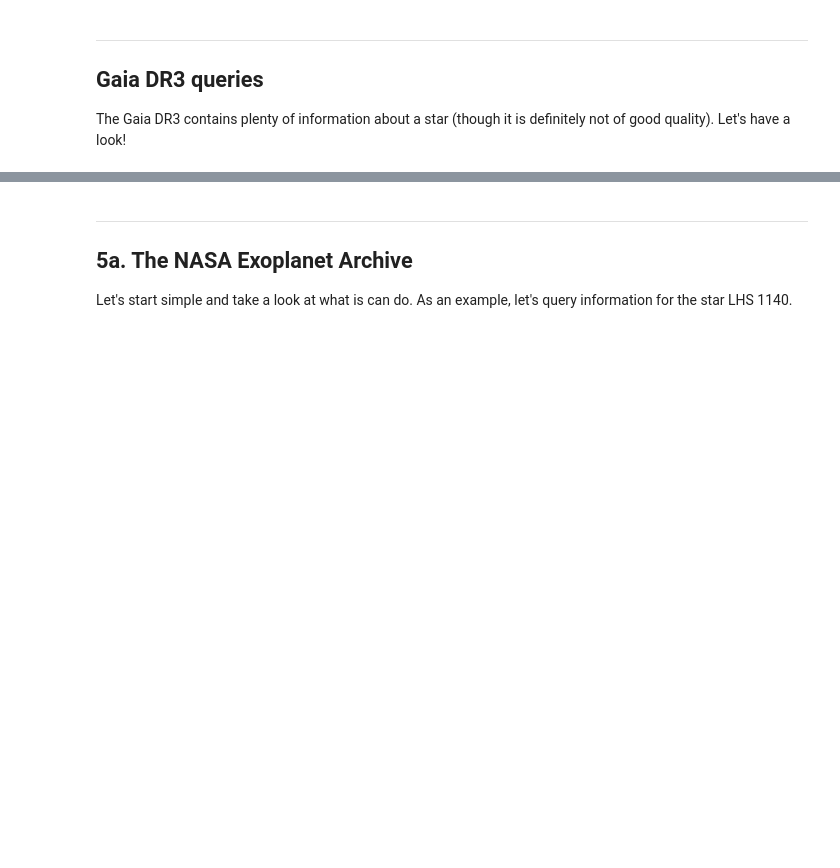
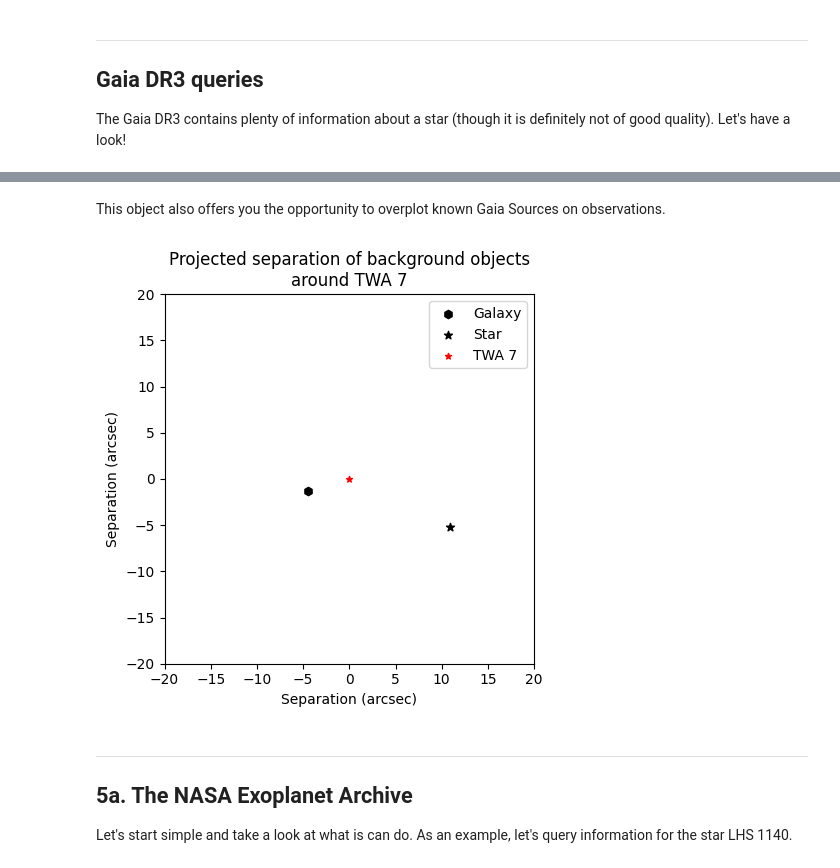
Before and after one commit to ProfesseurShadoko/oplanet, a Jupyter notebook: example.ipynb, the cells around one changed output, grey strips where cells are left out. Drawn from its saved outputs; the diff is of its cells as text; code cells hidden in the pictures; blank space fills up the shorter version.

```diff
--- a/example.ipynb
+++ b/example.ipynb
@@ -209,3 +257,22 @@ All this information is estimated from very few photometric points, and aren't v
+# %% [markdown]
+This object also offers you the opportunity to overplot known Gaia Sources on observations.
+# %%
+gstar = GStar("TWA 7")
+gstar.plot(
+    date = "2024-06-21"
+)
+import matplotlib.pyplot as plt
+plt.title("Projected separation of background objects\naround TWA 7")
+plt.xlim(-20, 20)
+plt.ylim(-20, 20)
+plt.xlabel("Separation (arcsec)")
+plt.ylabel("Separation (arcsec)")
+plt.scatter(0, 0, color="red", label="TWA 7", s=20, marker="*")
+plt.legend()
+plt.gca().set_aspect('equal', adjustable='box')
+plt.show()
+# %% [output]
+[figure, added]
 # %% [markdown]
 ___
 
```
Also changed, not shown: parts of 7 cells of this notebook, 3 other files.
